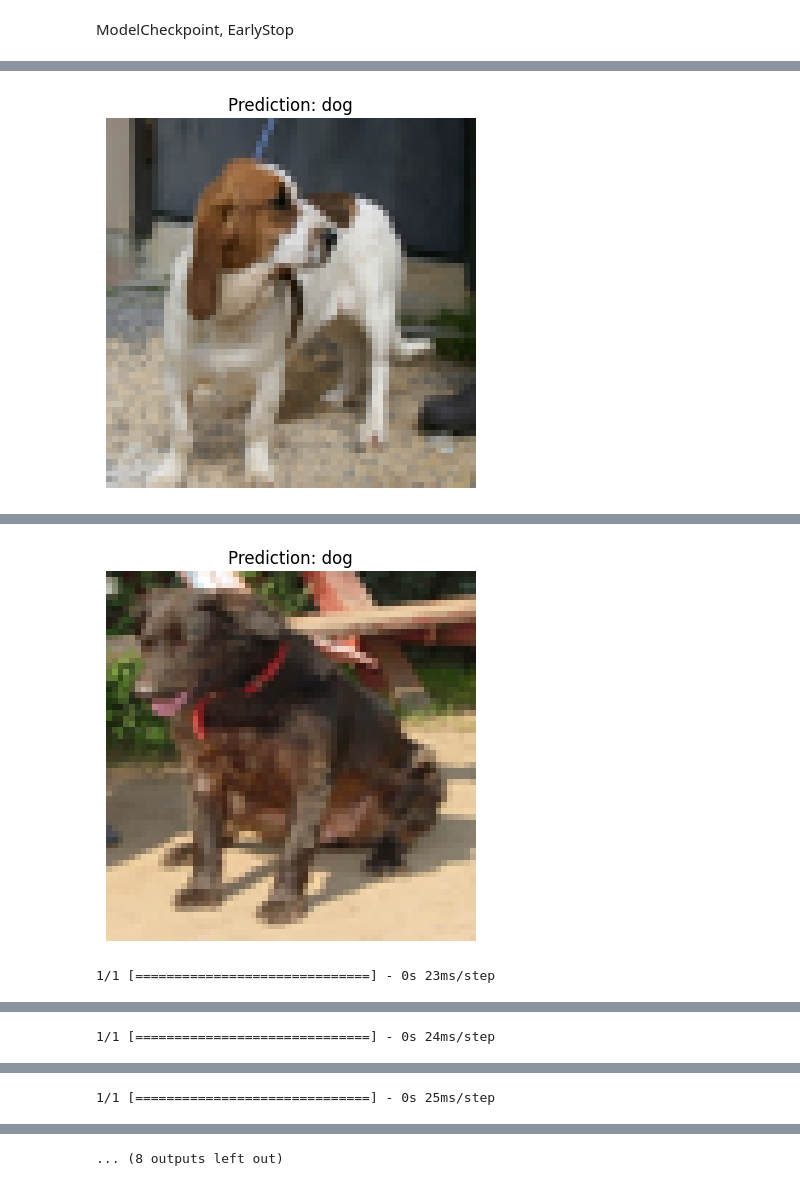
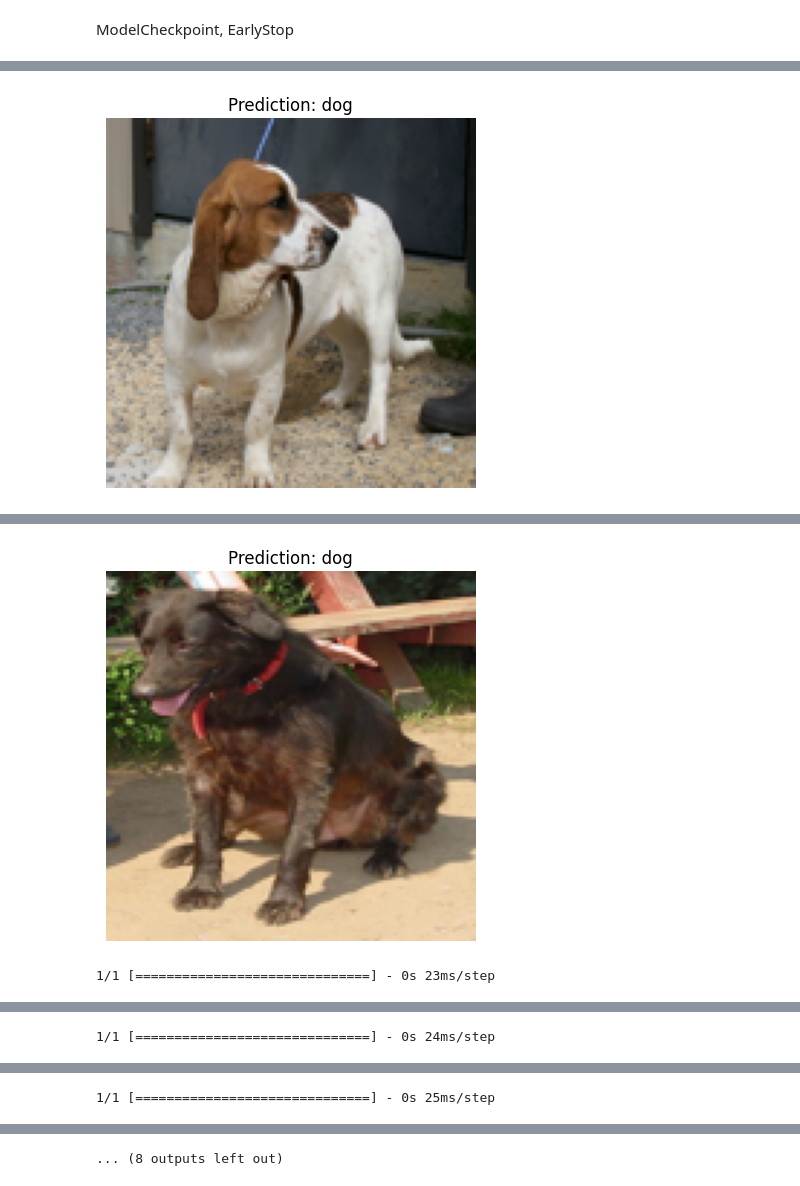
Before and after one commit to DongTrung28/Cats-Dogs-Classification-Model, a Jupyter notebook: dogs-cats.ipynb, the cells around one changed output, grey strips where cells are left out. Cells and saved outputs as stored; diff of their text form; code cells hidden in the pictures.

```diff
--- a/dogs-cats.ipynb
+++ b/dogs-cats.ipynb
@@ -196,7 +243,7 @@ for filename in os.listdir(folder_path):
     if filename.endswith(".jpg"):
         image_path = os.path.join(folder_path, filename)
         im = Image.open(image_path)
-        im = im.resize((64, 64))
+        im = im.resize((128, 128))
         im = np.expand_dims(im, axis=0)
         im = np.array(im) / 255.0
         pred_probs = loaded_model.predict(im)[0]
@@ -213 +260 @@ for filename in os.listdir(folder_path):
-[figure, old version]
+[figure, new version]
@@ -215,2 +262,2 @@ for filename in os.listdir(folder_path):
-[figure, old version]
+[figure, new version]
 1/1 [==============================] - 0s 23ms/step
```
Also changed, not shown: parts of 12 cells of this notebook.
